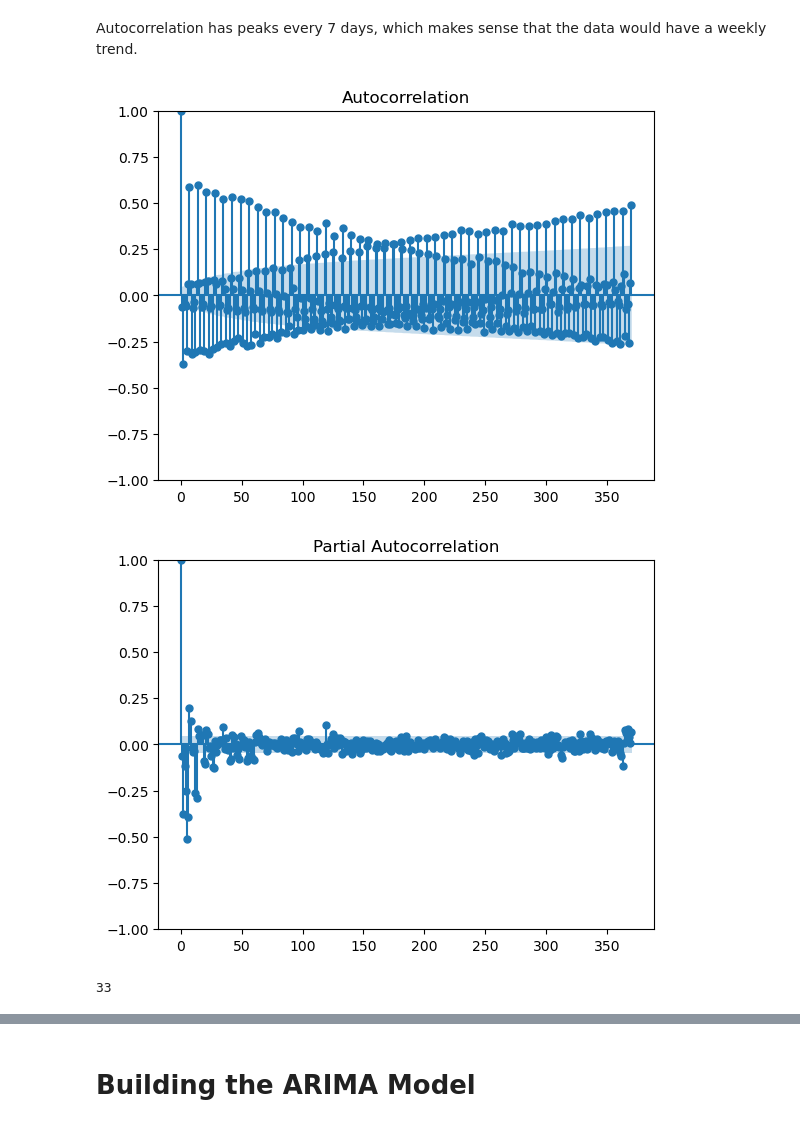
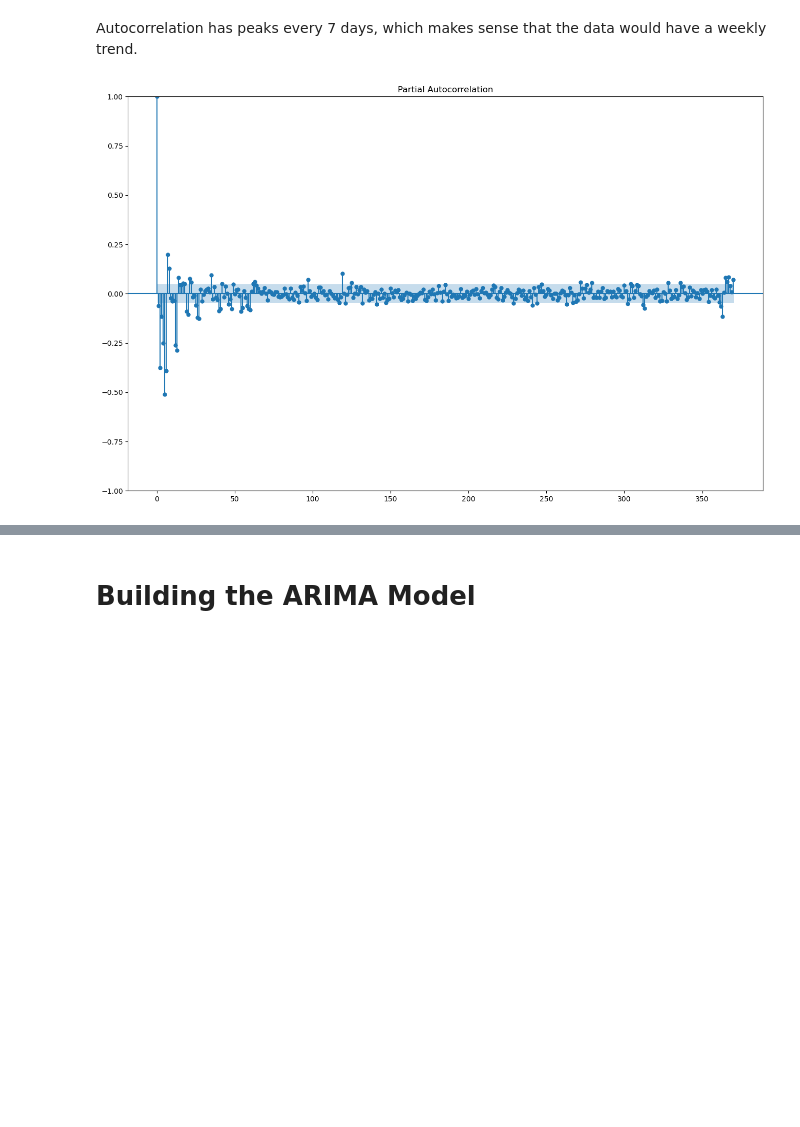
Before and after one commit to ds-ibex/kaggle-store-sales, a Jupyter notebook: notebooks/2.2-gr-arima.ipynb, the cells around one changed output, grey strips where cells are left out. Drawn from its saved outputs; the diff is of its cells as text; code cells hidden in the pictures; blank space fills up the shorter version.

```diff
--- a/notebooks/2.2-gr-arima.ipynb
+++ b/notebooks/2.2-gr-arima.ipynb
@@ -188,6 +188,8 @@ Reject the null hypothesis, accept alternate hypothesis: "data is stationary" (p
 # %% [markdown]
 The data is now stationary so we can proceed with the modelling. First lets review the autocorrelation plots on the differenced data.
 # %%
-acf = plot_acf(daily_sales['diff_sales'], lags=30)
-pacf = plot_pacf(daily_sales['diff_sales'], lags=30, method='ywm')   # added method to get rid of a future warning
+fig, ax = plt.subplots(figsize=(16, 10))
+acf = plot_acf(daily_sales['diff_sales'], lags=30, ax=ax)
+fig, ax = plt.subplots(figsize=(16, 10))
+pacf = plot_pacf(daily_sales['diff_sales'], lags=30, method='ywm', ax=ax)   # added method to get rid of a future warning
 # %% [output]
@@ -196,12 +198,9 @@ pacf = plot_pacf(daily_sales['diff_sales'], lags=30, method='ywm')   # added met
 # %% [markdown]
 Autocorrelation has peaks every 7 days, which makes sense that the data would have a weekly trend.
 # %%
-acf = plot_acf(daily_sales['diff_sales'], lags=370)
-pacf = plot_pacf(daily_sales['diff_sales'], lags=370, method='ywm')   # added method to get rid of a future warning
+
+acf = plot_acf(daily_sales['diff_sales'], lags=370, ax=ax)
+fig, ax = plt.subplots(figsize=(16, 10))
+pacf = plot_pacf(daily_sales['diff_sales'], lags=370, method='ywm', ax=ax)   # added method to get rid of a future warning
 # %% [output]
-[figure, old version]
+[figure, new version]
-[figure, removed]
-# %%
-train.family.nunique()
-# %% [output]
-33
```
Also changed, not shown: parts of 33 cells of this notebook.
